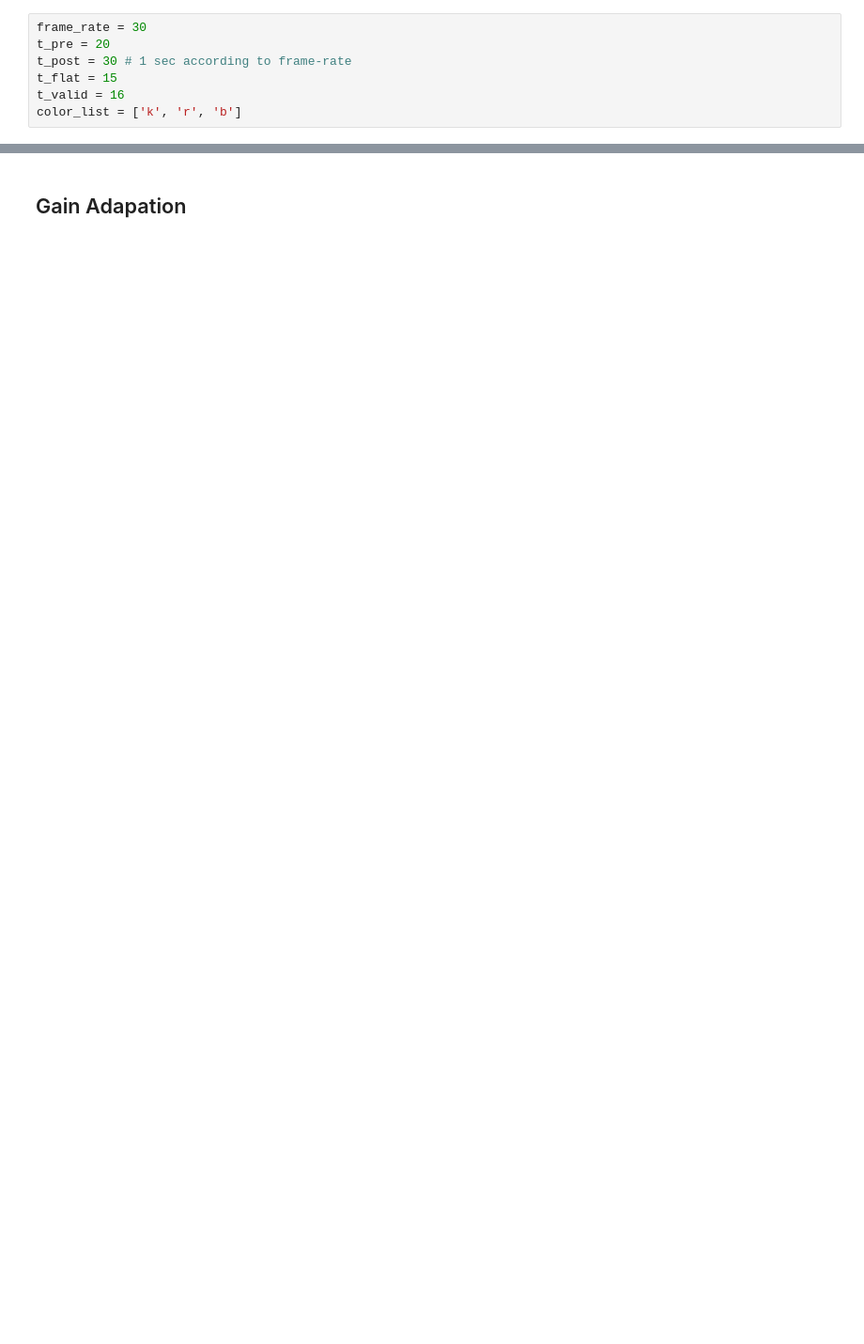
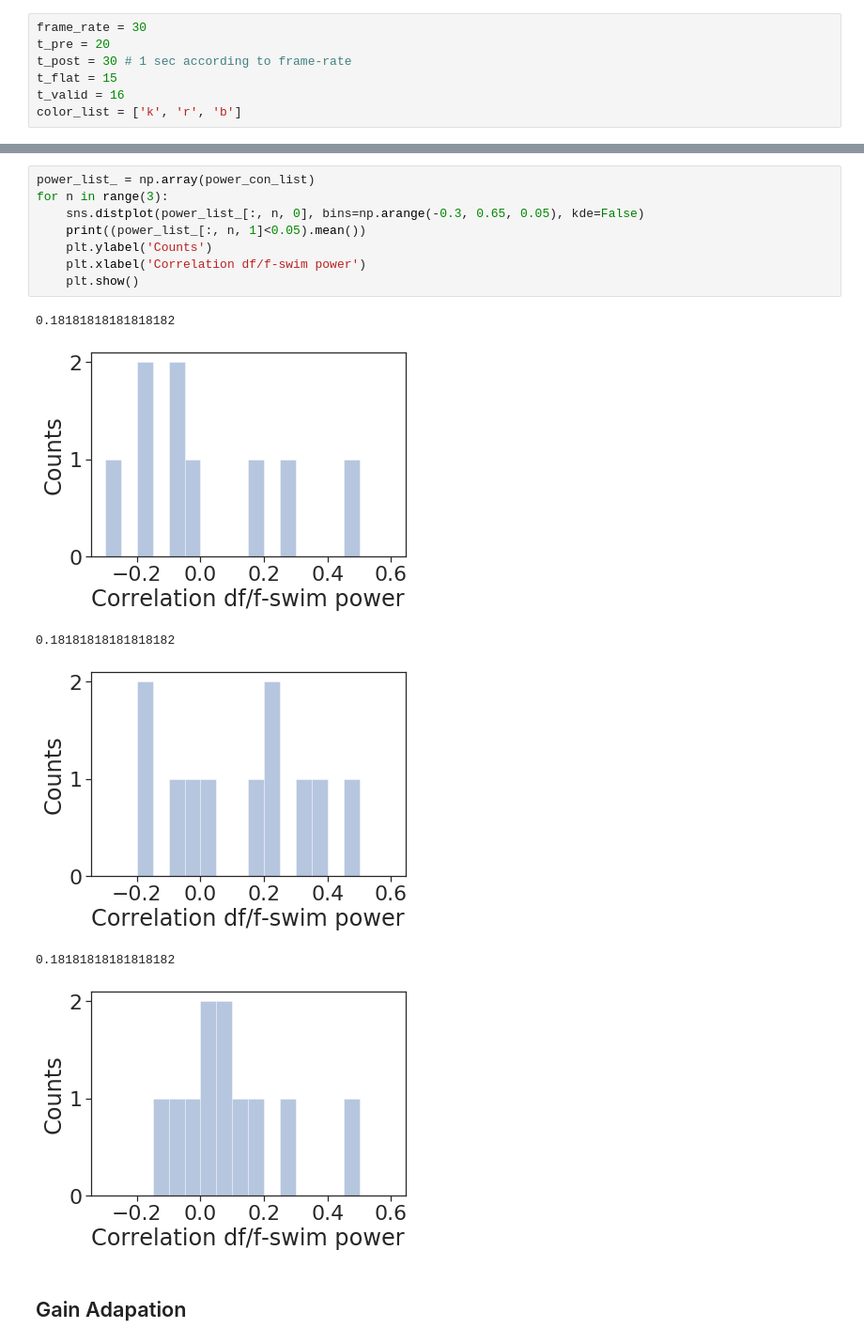
Before and after one commit to zqwei/DRN_voltage_analysis, a Jupyter notebook: Notebooks/glu_gain_task_fishes.ipynb, the cells around one changed output, grey strips where cells are left out. Shown at 94% size. Drawn from its saved outputs; the diff is of its cells as text; blank space fills up the shorter version.

```diff
--- a/Notebooks/glu_gain_task_fishes.ipynb
+++ b/Notebooks/glu_gain_task_fishes.ipynb
@@ -340,3 +211,18 @@ for index, row in dat_xls_file.iterrows():
+# %%
+power_list_ = np.array(power_con_list)
+for n in range(3):
+    sns.distplot(power_list_[:, n, 0], bins=np.arange(-0.3, 0.65, 0.05), kde=False)
+    print((power_list_[:, n, 1]<0.05).mean())
+    plt.ylabel('Counts')
+    plt.xlabel('Correlation df/f-swim power')
+    plt.show()
+# %% [output]
+0.18181818181818182
+[figure, added]
+0.18181818181818182
+[figure, added]
+0.18181818181818182
+[figure, added]
 # %% [markdown]
 ## Gain Adapation
 # %%
```
Also changed, not shown: parts of 10 cells of this notebook, 2 other files.
